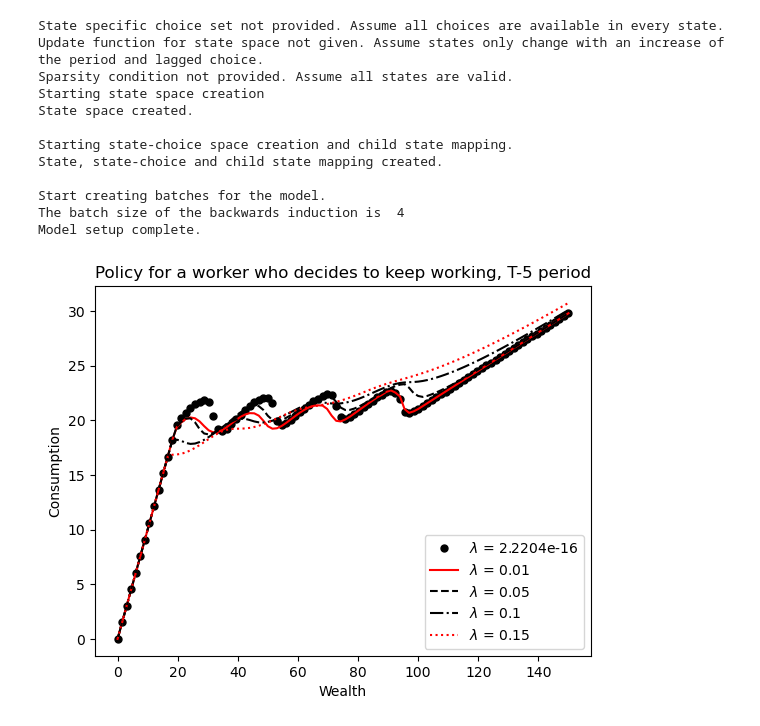
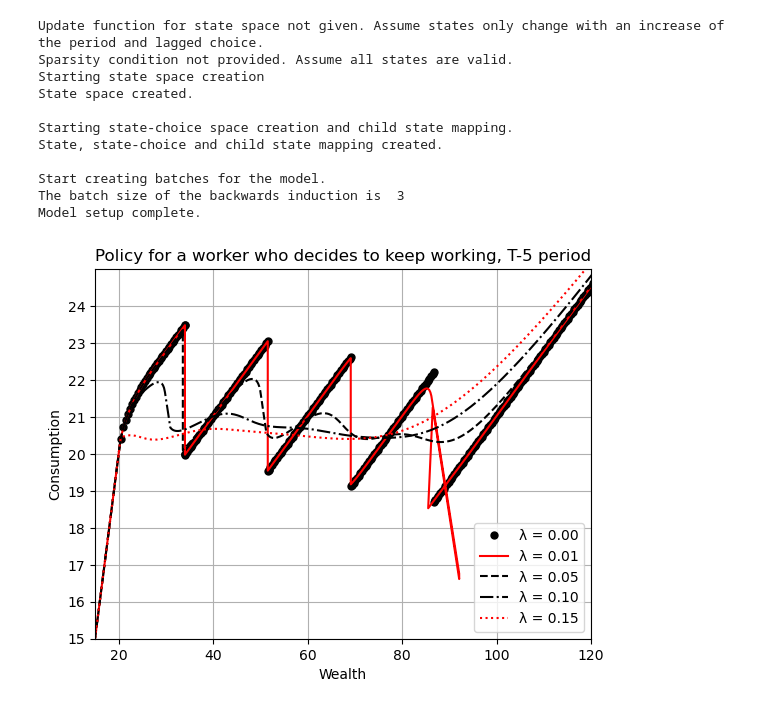
Before and after one commit to OpenSourceEconomics/dcegm, a Jupyter notebook: docs/source/Tutorials/interface_plots.ipynb, the cells around one changed output. Drawn from its saved outputs; the diff is of its cells as text; code cells hidden in the pictures.

```diff
--- a/docs/source/Tutorials/interface_plots.ipynb
+++ b/docs/source/Tutorials/interface_plots.ipynb
@@ -29,20 +29,19 @@ params = {
     "rho": 1.00,  # coefficient of relative risk aversion
     "exp": 0.00,  # return to experience
     "exp_squared": 0.0,  # return to experience squared
-    "sigma": np.sqrt(0.07)
-    / 2,  # shock on labor income sigma parameter/standard deviation
-    "lambda": 0.2,  # taste shock (scale) parameter
+    "sigma": 0.0,  # shock on labor income sigma parameter/standard deviation
+    "lambda": 0.10,  # taste shock (scale) parameter
     "interest_rate": 0.00,  # interest rate on capital
-    "max_wealth": 250,  # maximum level of wealth
-    "consumption_floor": 0.001,  # consumption floor/retirement safety net (only relevant in the dc-egm retirement model)
+    "max_wealth": 150,  # maximum level of wealth
+    "consumption_floor": 0.5,  # consumption floor/retirement safety net (only relevant in the dc-egm retirement model)
 }
 
 model_specs = {
     "n_periods": 44,  # number of periods
     "min_age": 20,  # minimum age
-    "max_wealth": 250,  # maximum level of wealth
+    "max_wealth": 150,  # maximum level of wealth
     "n_discrete_choices": 2,  # number of discrete choices
-    "n_grid_points": 1000,  # number of grid points
+    "n_grid_points": 500,  # number of grid points
     "quadrature_points_stochastic": 15,  # number of quadrature points for stochastic integration
 }
 # %%
@@ -62,7 +61,6 @@ options["state_space"] = {
 }
 
 model_funcs = load_example_models("dcegm_paper")
-model_funcs["state_space_functions"] = None
 model_funcs["utility_functions"]["utility"] = utiility_log_crra
 model_funcs["final_period_utility_functions"][
     "utility"
@@ -79,7 +77,6 @@ model = setup_model(
 # the solve func will solve the model for a given dictionary of parameters
 solve_func = get_solve_func_for_model(model)
 # %% [output]
-State specific choice set not provided. Assume all choices are available in every state.
 Update function for state space not given. Assume states only change with an increase of the period and lagged choice.
 Sparsity condition not provided. Assume all states are valid.
 Starting state space creation
@@ -89,7 +86,7 @@ Starting state-choice space creation and child state mapping.
 State, state-choice and child state mapping created.
 
 Start creating batches for the model.
-The batch size of the backwards induction is  4
+The batch size of the backwards induction is  3
 Model setup complete.
 # %%
 line_styles = [
@@ -109,45 +106,65 @@ for idx, taste_shock_scale in enumerate([2.2204e-16, 0.01, 0.05, 0.10, 0.15]):
     # Set the taste shock scale and solve the model
     params["lambda"] = taste_shock_scale
     value, policy, endog_grid = solve_func(params)
 
     # Look at the consumption policy for T-5 period, for a worker who decides to keep working (choice=0)
     test_period = (
         options["state_space"]["n_periods"] - 6
     )  # T-5 period since we are 0-indexed
     state_choice_dict = {
         "period": test_period,
         "lagged_choice": 0,
         "dummy_exog": 0,
         "choice": 0,
     }
 
-    # Set wealth grid for plotting
-    wealth_grid = np.linspace(0, 150, 100)
+    # Plot solution containers directly:
+    map_state_choice_to_index = model["model_structure"][
+        "map_state_choice_to_index_with_proxy"
+    ]
+    discrete_states_names = model["model_structure"]["discrete_states_names"]
+    state_choice_tuple = tuple(
+        state_choice_dict[st] for st in discrete_states_names + ["choice"]
+    )
+    state_choice_index = map_state_choice_to_index[state_choice_tuple]
+    wealth_grid=jnp.take(endog_grid, state_choice_index, axis=0)
+    consumption=jnp.take(policy, state_choice_index, axis=0)
 
-    # Compute consumption policy for the wealth grid
-    consumption = np.zeros_like(wealth_grid, dtype=float)
-    for var_id, wealth in enumerate(wealth_grid):
-        policy_interp = policy_for_state_choice_vec(
-            endog_grid_solved=endog_grid,
-            policy_solved=policy,
-            model=model,
-            state_choice_vec=state_choice_dict,
-            wealth=wealth,
-        )
-        consumption[var_id] = policy_interp
+    # # Solution with interpolation
+    # # Set wealth grid for plotting"""  """
+    # wealth_grid = np.linspace(0, 150, 100)
+    # # Compute consumption policy for the wealth grid
+    # consumption = np.zeros_like(wealth_grid, dtype=float)
+    # for var_id, wealth in enumerate(wealth_grid):
+    #     policy_interp = policy_for_state_choice_vec(
+    #         endog_grid_solved=endog_grid,
+    #         policy_solved=policy,
+    #         model=model,
+    #         state_choice_vec=state_choice_dict,
+    #         wealth=wealth,
+    #     )
+    #     consumption[var_id] = policy_interp
 
     # Apply specified line styles
     plt.plot(
         wealth_grid,
         consumption,
-        label=r"$\lambda$ = {}".format(taste_shock_scale),
+        # Label with two floating points
+        label=f"λ = {taste_shock_scale:.2f}",
         **line_styles[idx]
     )
 
 plt.legend()
 plt.title("Policy for a worker who decides to keep working, T-5 period")
 plt.ylabel("Consumption")
 plt.xlabel("Wealth")
+# Set xlim 18 to 120
+plt.xlim([15, 120])
+plt.ylim([15, 25])
+# Set all numbers on yticks
+plt.yticks(np.arange(15, 25, 1))
+# Set grid
+plt.grid()
 plt.show()
 # %% [output]
-[figure, old version]
+[figure, new version]
```
